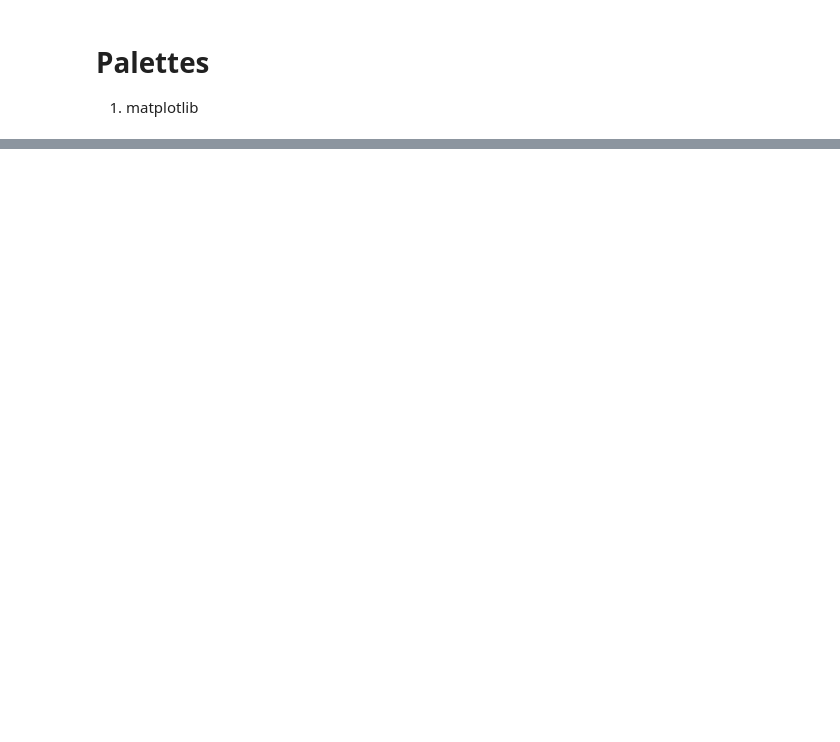
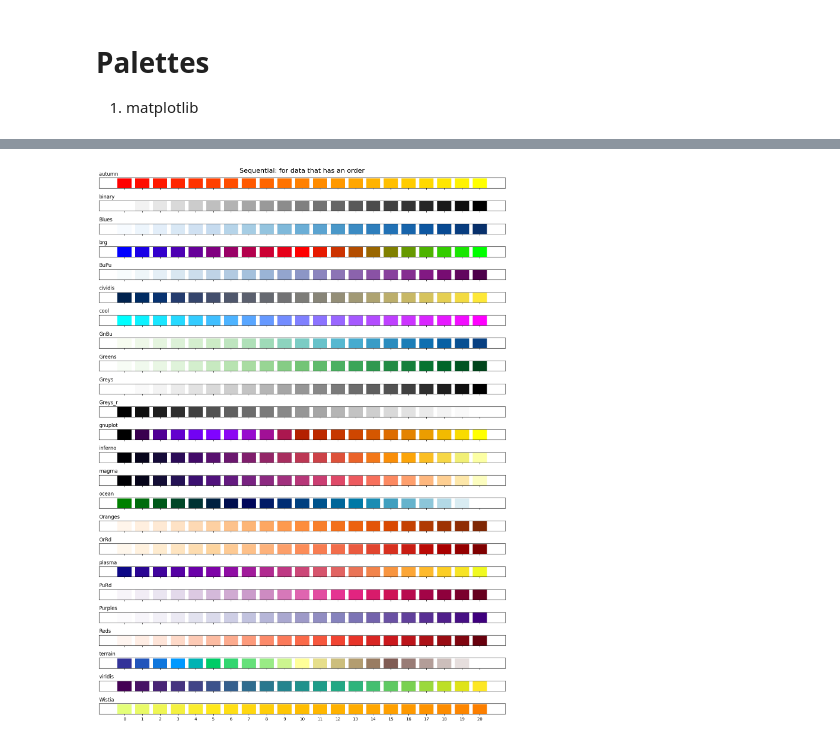
Before and after one commit to jmonti-gh/jm_datascience, a Jupyter notebook: test_jm/palette.ipynb, the cells around one changed output, grey strips where cells are left out. Drawn from its saved outputs; the diff is of its cells as text; code cells hidden in the pictures; blank space fills up the shorter version.

Commit message:
chore: show_plt_palettes(sample)

```diff
--- a/test_jm/palette.ipynb
+++ b/test_jm/palette.ipynb
@@ -17,7 +17,7 @@ IndexElement: TypeAlias = Union[str, int, float, pd.Timestamp]
 # %%
 # Data
 dic = {str(i): 1 for i in range(20)}
-sr = pd.Series(dic)
+sr0 = pd.Series(dic)
 # sr
 
 # d2 = {str(i): 1 + i * 0.01 for i in range(20)}
@@ -150,0 +184,63 @@ def get_colors_list(palette: str, n_items: Optional[int] = 10) -> list[str]:
+# %%
+# TO-DO, a try/except para prevenir nombres de paletas no válidos
+#    - Además, adicionar un p_g_key ('sample') para que presente una muestra de maso tres o cuatro paletas de cada grupo
+
+
+def show_palettes(palette_group_key: str='Qualitatives', n_items: int=15) -> plt.Figure:
+
+    # Verified palette_group parameter
+    palette_group_key = palette_group_key.strip().capitalize()
+    if palette_group_key not in ['Qualitatives', 'Sequential', 'Diverging', 'Cyclic', 'Mix']:
+        raise ValueError(f"'palette_group' parameter not valid. Only valid 'Qualitatives', 'Sequential', 'Diverging', 'Cyclic', 'Mix'. Got '{palette_group_key}'.")
+
+    # Verified n_times parameter
+    if n_items < 1 or n_items > 25:
+        raise ValueError(f"'n_items' parameter not valid. Must be > 1 and < 26. Got '{n_items}'.")
+    n_items = int(n_items)
+
+    # Create a sample series with n_items
+    sr = to_series({str(i): 1 for i in range(n_items)})
+
+    # Palette Group lists
+    Qualitatives = ['Accent', 'colorblind', 'Dark2', 'Dark2_r', 'flag', 'Paired', 'Pastel1', 'Pastel2',
+                    'prism', 'Set1', 'Set2', 'Set3', 'tab10', 'tab20', 'tab20b', 'tab20c']
+
+    Sequential = ['autumn', 'binary', 'Blues', 'brg', 'BuPu', 'cividis', 'cool', 'GnBu',
+              'Greens', 'Greys', 'Greys_r', 'gnuplot', 'inferno', 'magma', 'ocean', 'Oranges',
+              'OrRd', 'plasma', 'PuRd', 'Purples', 'Reds', 'terrain', 'viridis', 'Wistia']
+
+    Diverging = ['BrBG', 'bwr', 'bwr_r', 'coolwarm', 'PiYG', 'PiYG_r', 'PRGn', 'PRGn_r',
+                 'PuOr', 'RdBu', 'RdGy', 'RdYlBu', 'RdYlGn', 'seismic', 'Spectral', 'Spectral_r']
+
+    Cyclic = ['berlin', 'colorwheel', 'cubehelix', 'cubehelix_r', 'flag_r', 'gist_rainbow', 'hsv', 'managua',
+              'nipy_spectral', 'rainbow', 'rainbow_r', 'twilight', 'twilight_shifted', 'turbo', 'vanimo']
+
+    # Get the palette group based on the input string (the one selected by the user)
+    palette_group_dic = {
+        'Qualitatives': (Qualitatives, 'for categorical data'),
+        'Sequential': (Sequential, 'for data that has an order'),
+        'Diverging': (Diverging, 'for data that have a significant midpoint'),
+        'Cyclic': (Cyclic, 'for data that repeats, such as angles or phases'),
+    }
+
+    palette_group = palette_group_dic[palette_group_key][0]         # Get the list of palettes for the selected group
+    palette_group_desc = palette_group_dic[palette_group_key][1]    # Get the description for the selected group
+
+    # Get the colors lisst for the selected palette group - Each list contains n_items colors
+    color_lists = [get_colors_list(pltt, n_items=len(sr)) for pltt in palette_group]
+
+    fig, axs = plt.subplots(len(palette_group), 1, figsize=(14, len(palette_group)/1.25), tight_layout=True, sharex=True)
+    fig.suptitle(f"{palette_group_key}: {palette_group_desc}", fontsize=16, fontweight='medium')
+
+    for ax, pltt, color_list in zip(axs, palette_group, color_lists):
+        ax.bar(sr.index, sr, color=color_list)
+        ax.set_title(pltt, loc='left', fontsize=12, fontweight='medium')
+        ax.set_yticks([])                                                   # Hide y-ticks for cleaner look
+
+    # plt.show()
+    return plt.gcf()  # Return the current figure for further manipulation if needed
+
+
+fig = show_palettes(palette_group_key='Sequential', n_items=21)
+# %% [output]
+[figure, added]
```
Also changed, not shown: parts of 13 cells of this notebook, 2 other files.
